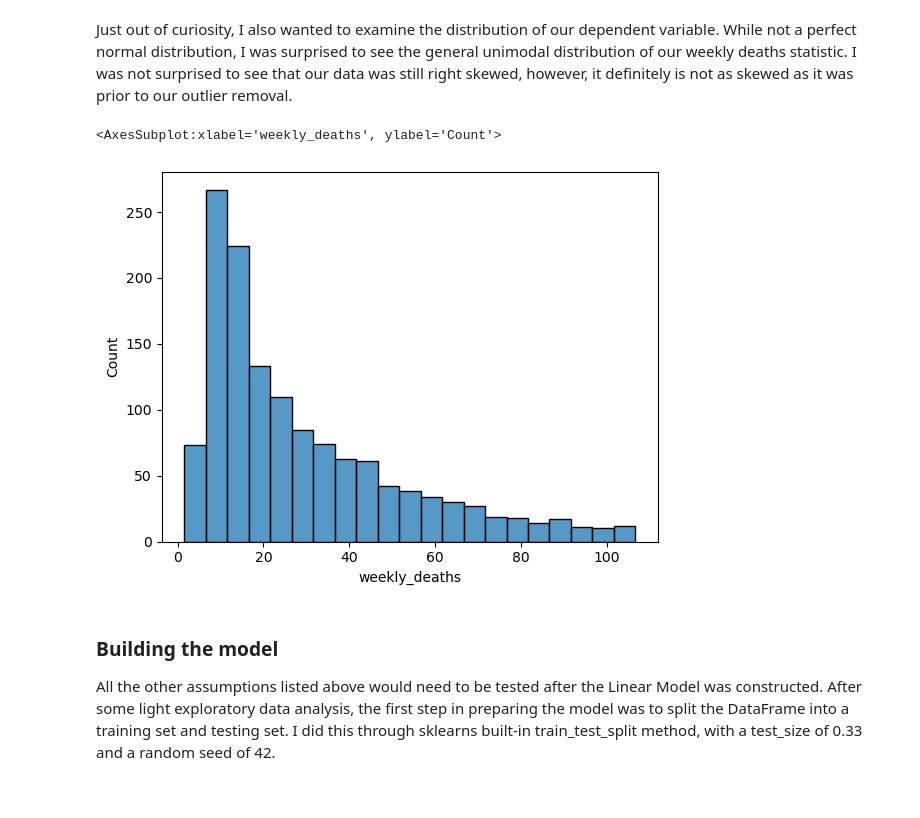
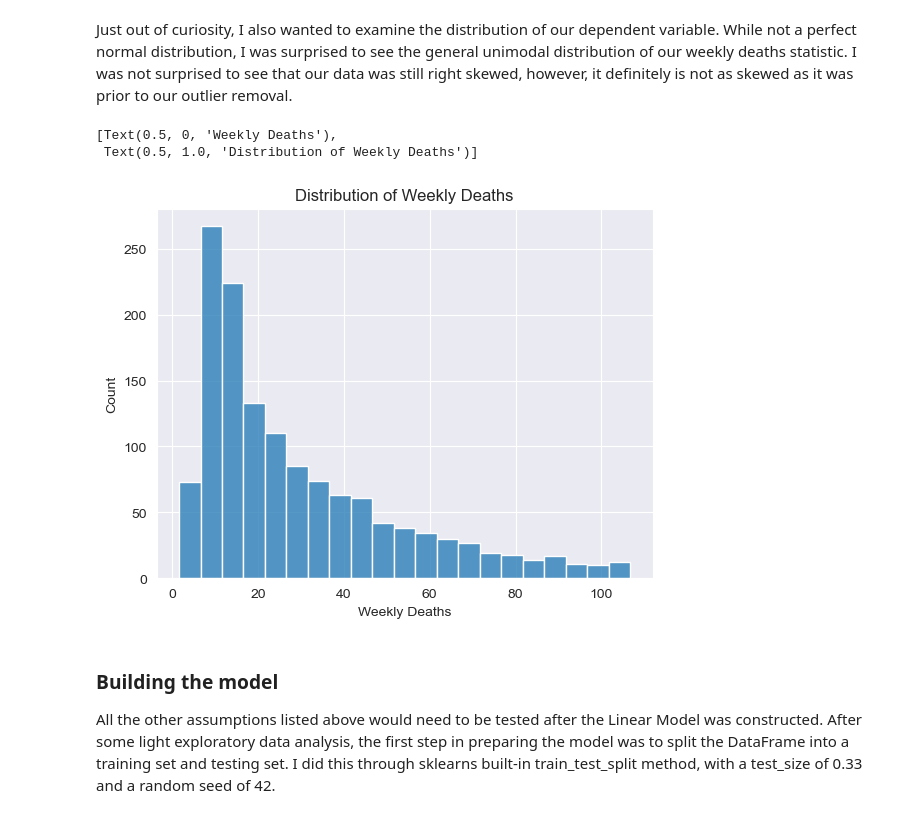
Before and after one commit to csayani/Covid-Mortality-Analysis, a Jupyter notebook: Covid_Mortality_Analysis.ipynb, the cells around one changed output. Saved outputs shown, nothing was run; the diff lists cells and outputs as text; code cells hidden in the pictures.

```diff
--- a/Covid_Mortality_Analysis.ipynb
+++ b/Covid_Mortality_Analysis.ipynb
@@ -170,4 +170,6 @@ Finally, since our Linear Model requires an analysis between two continuous vari
 ### Checking Assumptions: Cleaning up the data
 
 Due to the uneven distribution and large amount of data points, attempting to examine the visual relationship between our two variables seems difficult at first glance. For example, take the scatterplot below:
+# %%
+sns.set_style("darkgrid")
 # %%
@@ -219,10 +227,11 @@ sns.scatterplot(x=cleared_IQR['weighted_score'],y=cleared_IQR['weekly_deaths']).
 # %% [markdown]
 Just out of curiosity, I also wanted to examine the distribution of our dependent variable. While not a perfect normal distribution, I was surprised to see the general unimodal distribution of our weekly deaths statistic. I was not surprised to see that our data was still right skewed, however, it definitely is not as skewed as it was prior to our outlier removal.
 # %%
-sns.histplot(cleared_IQR['weekly_deaths'])
+sns.histplot(cleared_IQR['weekly_deaths']).set(xlabel = 'Weekly Deaths', title = "Distribution of Weekly Deaths")
 # %% [output]
-<AxesSubplot:xlabel='weekly_deaths', ylabel='Count'>
+[Text(0.5, 0, 'Weekly Deaths'),
+ Text(0.5, 1.0, 'Distribution of Weekly Deaths')]
-[figure, old version]
+[figure, new version]
 # %% [markdown]
 ### Building the model
 
```
Also changed, not shown: parts of 15 cells of this notebook.
